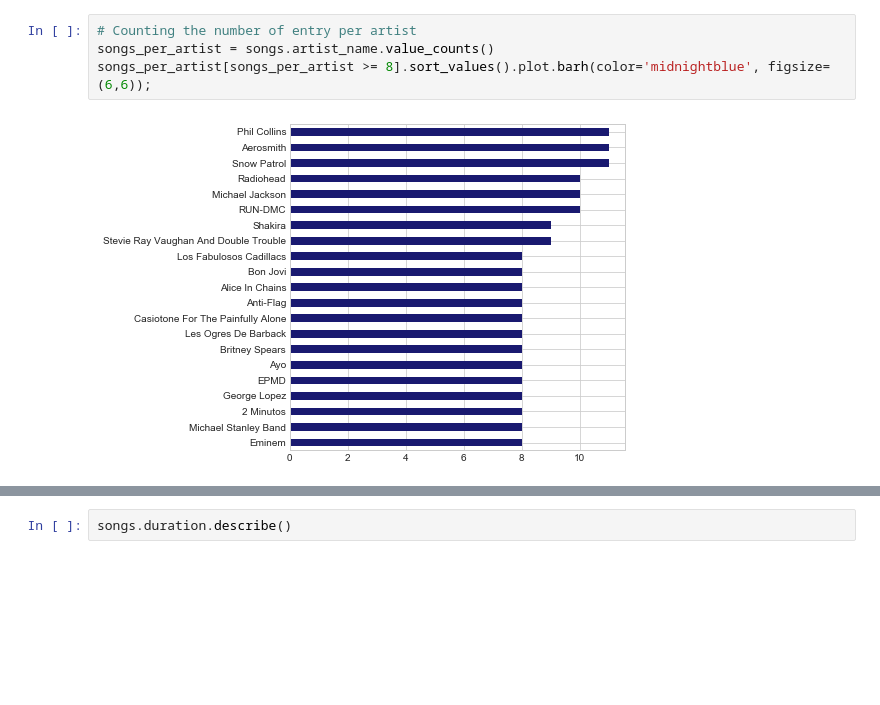
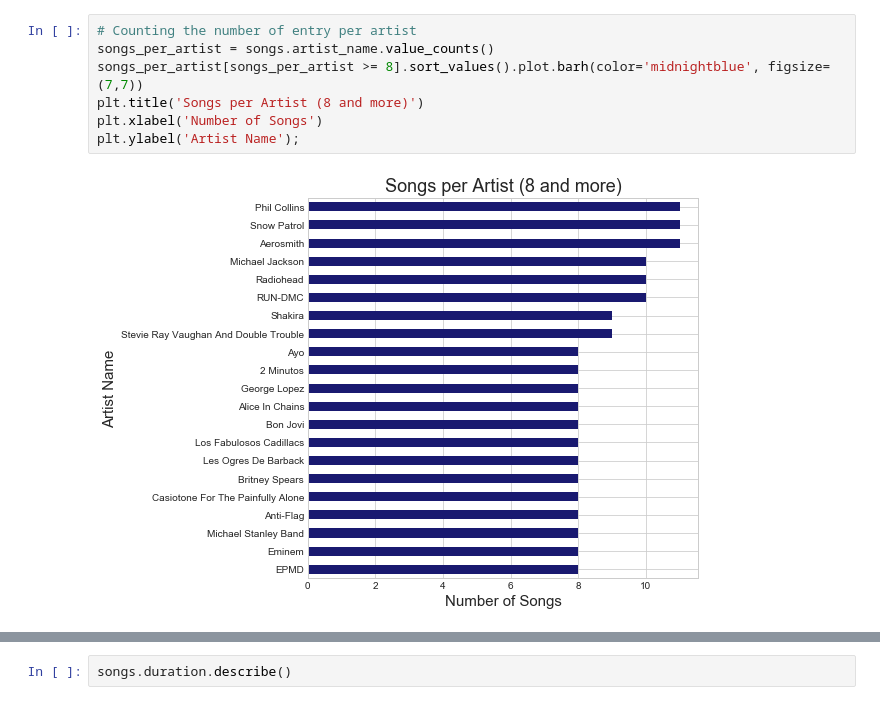
Before and after one commit to pylablanche/MillionSong, a Jupyter notebook: MillionSong_Dataset_Exploration.ipynb, the cells around one changed output, grey strips where cells are left out. Saved outputs shown, nothing was run; the diff lists cells and outputs as text; blank space fills up the shorter version.

```diff
--- a/MillionSong_Dataset_Exploration.ipynb
+++ b/MillionSong_Dataset_Exploration.ipynb
@@ -104,9 +139,12 @@ plt.ylabel('Count');
 # %%
 # Counting the number of entry per artist
 songs_per_artist = songs.artist_name.value_counts()
-songs_per_artist[songs_per_artist >= 8].sort_values().plot.barh(color='midnightblue', figsize=(6,6));
+songs_per_artist[songs_per_artist >= 8].sort_values().plot.barh(color='midnightblue', figsize=(7,7))
+plt.title('Songs per Artist (8 and more)')
+plt.xlabel('Number of Songs')
+plt.ylabel('Artist Name');
 # %% [output]
-[figure, old version]
+[figure, new version]
 # %%
 # Number of different albums release per artist
 songs_per_art_and_rel = songs.groupby(['artist_name']).release.nunique()
```
Also changed, not shown: parts of 24 cells of this notebook.
